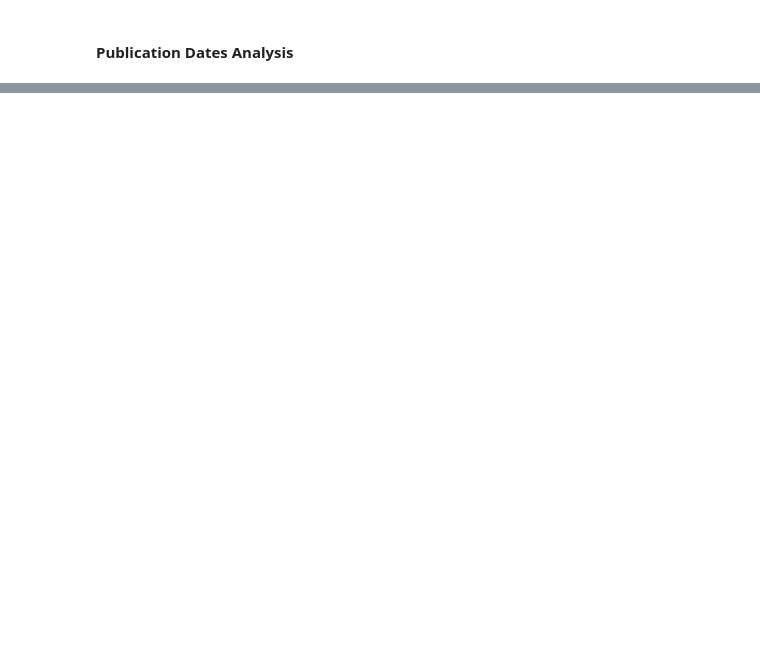
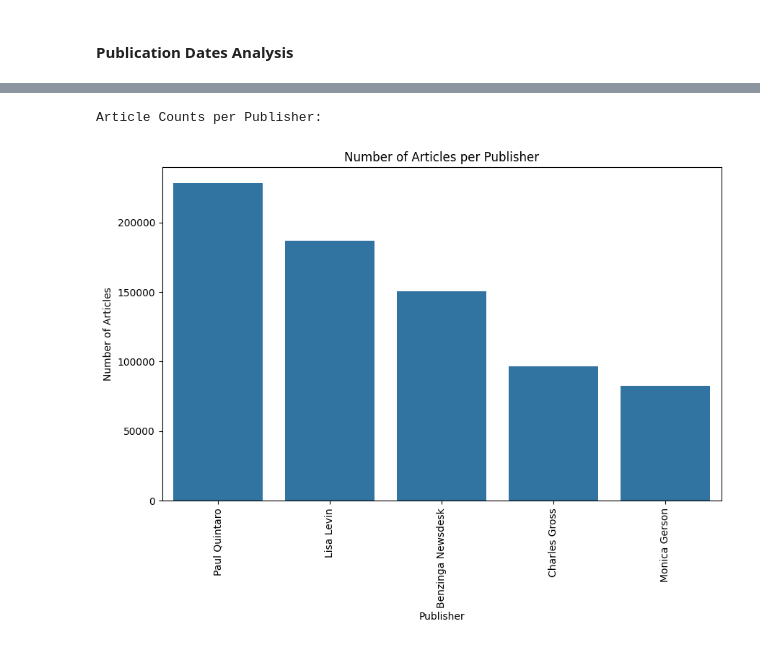
Before and after one commit to getahunTiruneh/Nova-Financial-Solutions, a Jupyter notebook: notebooks/Nova_EDA.ipynb, the cells around one changed output, grey strips where cells are left out. Cells and saved outputs as stored; diff of their text form; code cells hidden in the pictures; blank space fills up the shorter version.

```diff
--- a/notebooks/Nova_EDA.ipynb
+++ b/notebooks/Nova_EDA.ipynb
@@ -150,0 +194,6 @@ plt.show()
+# %%
+#Top 5 Publishers in the article
+ta.plot_article_per_publisher()
+# %% [output]
+Article Counts per Publisher:
+[figure, added]
```
Also changed, not shown: parts of 36 cells of this notebook.
